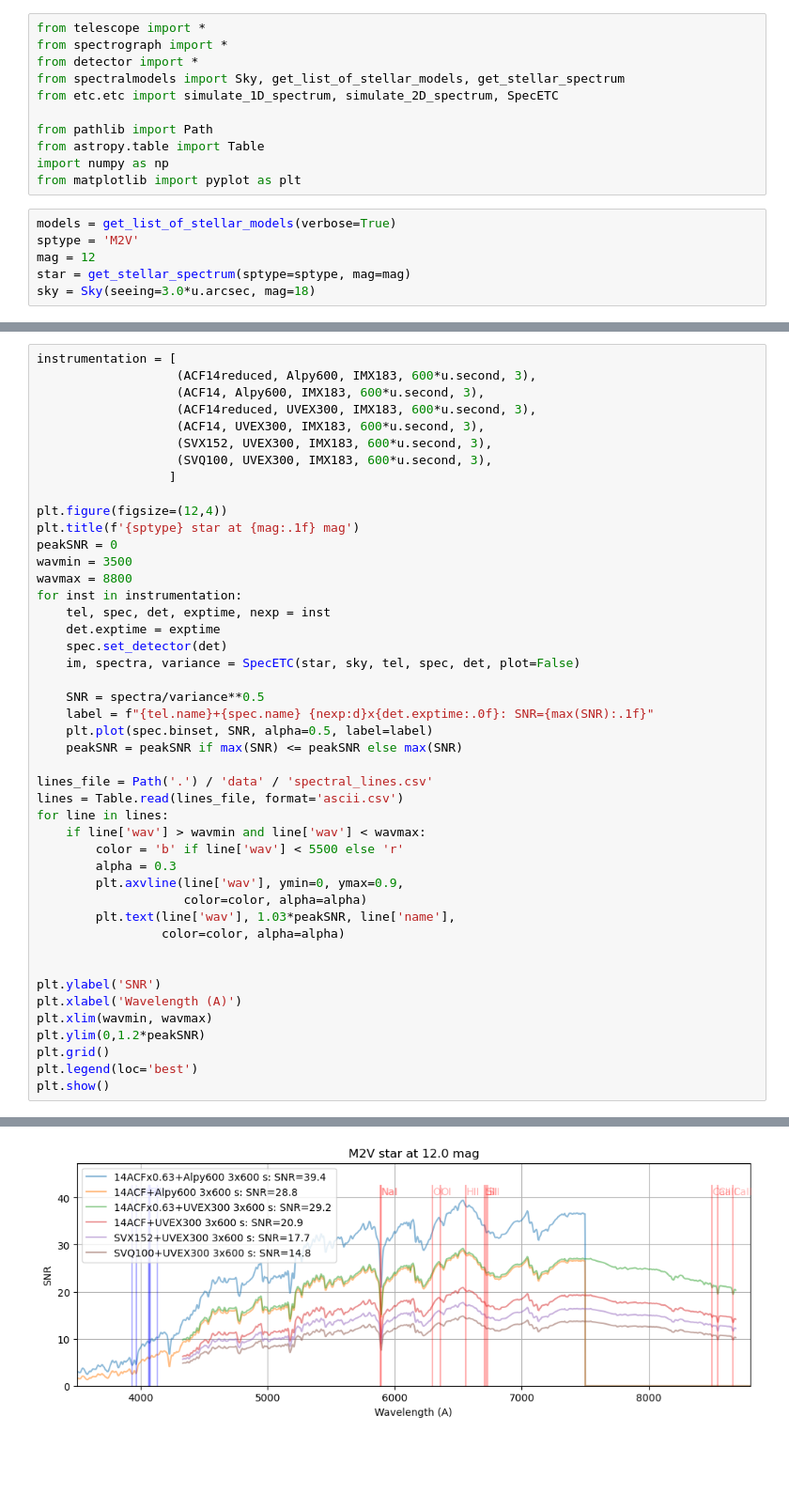
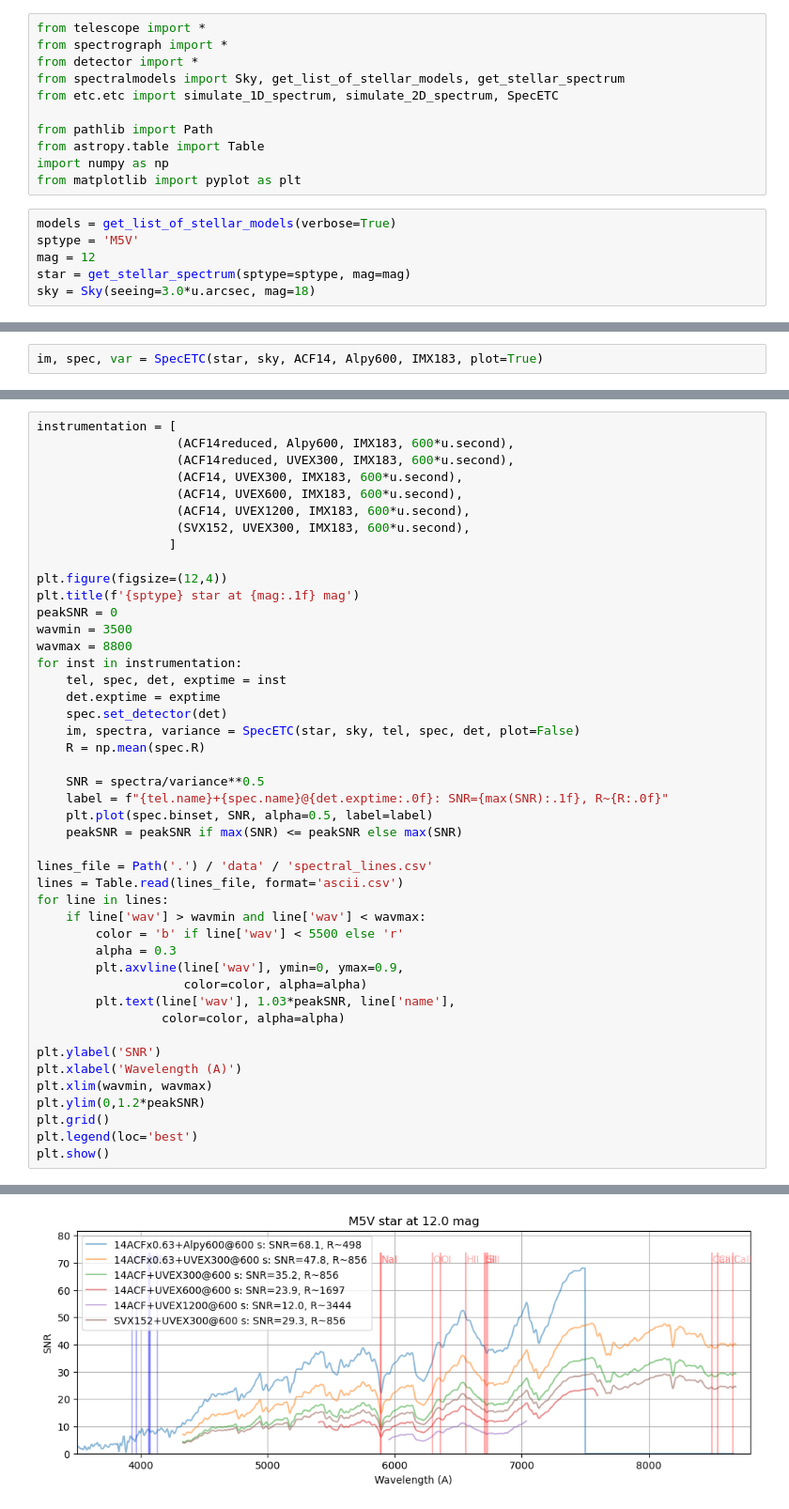
Before and after one commit to joshwalawender/SpecETC, a Jupyter notebook: Sandbox.ipynb, the cells around one changed output, grey strips where cells are left out. Shown at 94% size. Drawn from its saved outputs; the diff is of its cells as text; blank space fills up the shorter version.

```diff
--- a/Sandbox.ipynb
+++ b/Sandbox.ipynb
@@ -11,7 +11,7 @@ import numpy as np
 from matplotlib import pyplot as plt
 # %%
 models = get_list_of_stellar_models(verbose=True)
-sptype = 'M2V'
+sptype = 'M5V'
 mag = 12
 star = get_stellar_spectrum(sptype=sptype, mag=mag)
 sky = Sky(seeing=3.0*u.arcsec, mag=18)
@@ -32,0 +33,2 @@ WARNING: Source spectrum is tapered. [synphot.observation]
+# %%
+im, spec, var = SpecETC(star, sky, ACF14, Alpy600, IMX183, plot=True)
@@ -33,11 +38,11 @@ WARNING: Source spectrum is tapered. [synphot.observation]
 # %%
 instrumentation = [
-                   (ACF14reduced, Alpy600, IMX183, 600*u.second, 3),
-                   (ACF14, Alpy600, IMX183, 600*u.second, 3),
-                   (ACF14reduced, UVEX300, IMX183, 600*u.second, 3),
-                   (ACF14, UVEX300, IMX183, 600*u.second, 3),
-                   (SVX152, UVEX300, IMX183, 600*u.second, 3),
-                   (SVQ100, UVEX300, IMX183, 600*u.second, 3),
+                   (ACF14reduced, Alpy600, IMX183, 600*u.second),
+                   (ACF14reduced, UVEX300, IMX183, 600*u.second),
+                   (ACF14, UVEX300, IMX183, 600*u.second),
+                   (ACF14, UVEX600, IMX183, 600*u.second),
+                   (ACF14, UVEX1200, IMX183, 600*u.second),
+                   (SVX152, UVEX300, IMX183, 600*u.second),
                   ]
 
 plt.figure(figsize=(12,4))
@@ -46,35 +51,35 @@ peakSNR = 0
 wavmin = 3500
 wavmax = 8800
 for inst in instrumentation:
-    tel, spec, det, exptime, nexp = inst
+    tel, spec, det, exptime = inst
     det.exptime = exptime
     spec.set_detector(det)
     im, spectra, variance = SpecETC(star, sky, tel, spec, det, plot=False)
+    R = np.mean(spec.R)
 
     SNR = spectra/variance**0.5
-    label = f"{tel.name}+{spec.name} {nexp:d}x{det.exptime:.0f}: SNR={max(SNR):.1f}"
+    label = f"{tel.name}+{spec.name}@{det.exptime:.0f}: SNR={max(SNR):.1f}, R~{R:.0f}"
     plt.plot(spec.binset, SNR, alpha=0.5, label=label)
     peakSNR = peakSNR if max(SNR) <= peakSNR else max(SNR)
 
 lines_file = Path('.') / 'data' / 'spectral_lines.csv'
 lines = Table.read(lines_file, format='ascii.csv')
 for line in lines:
     if line['wav'] > wavmin and line['wav'] < wavmax:
         color = 'b' if line['wav'] < 5500 else 'r'
         alpha = 0.3
         plt.axvline(line['wav'], ymin=0, ymax=0.9,
                     color=color, alpha=alpha)
         plt.text(line['wav'], 1.03*peakSNR, line['name'],
                  color=color, alpha=alpha)
 
-
 plt.ylabel('SNR')
 plt.xlabel('Wavelength (A)')
 plt.xlim(wavmin, wavmax)
 plt.ylim(0,1.2*peakSNR)
 plt.grid()
 plt.legend(loc='best')
 plt.show()
 # %% [output]
 WARNING: Source spectrum is tapered. [synphot.observation]
-[figure, old version]
+[figure, new version]
```
Also changed, not shown: parts of 3 cells of this notebook, 3 other files.
